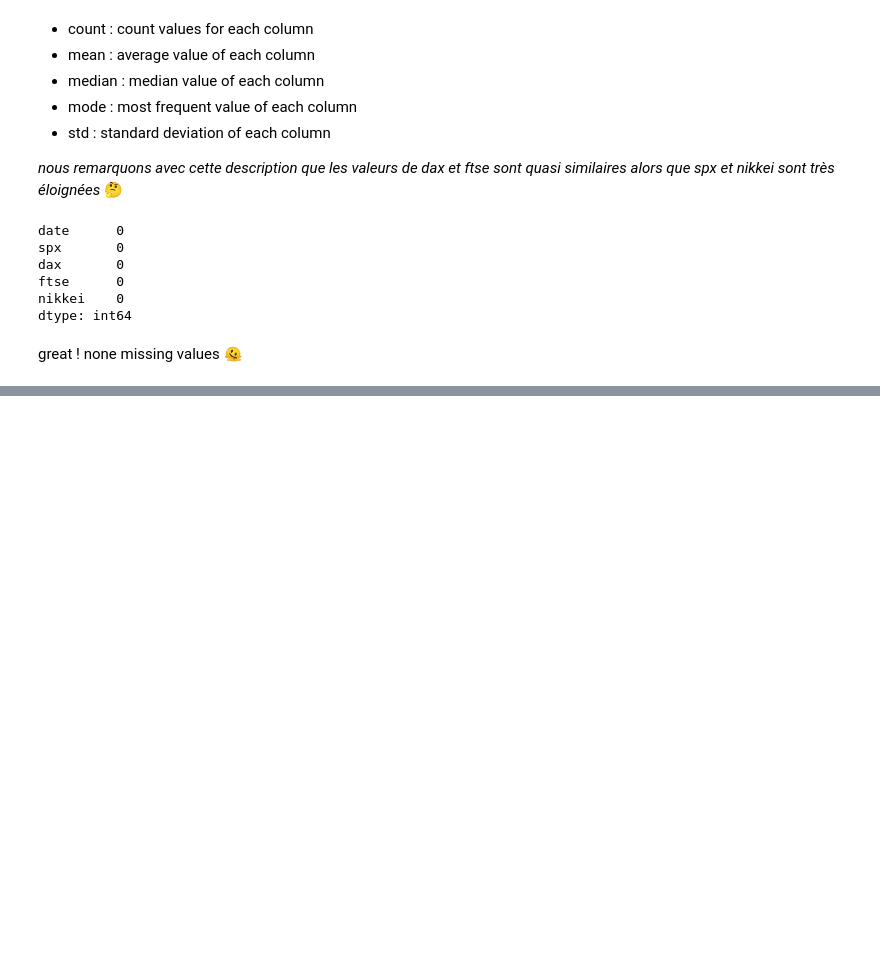
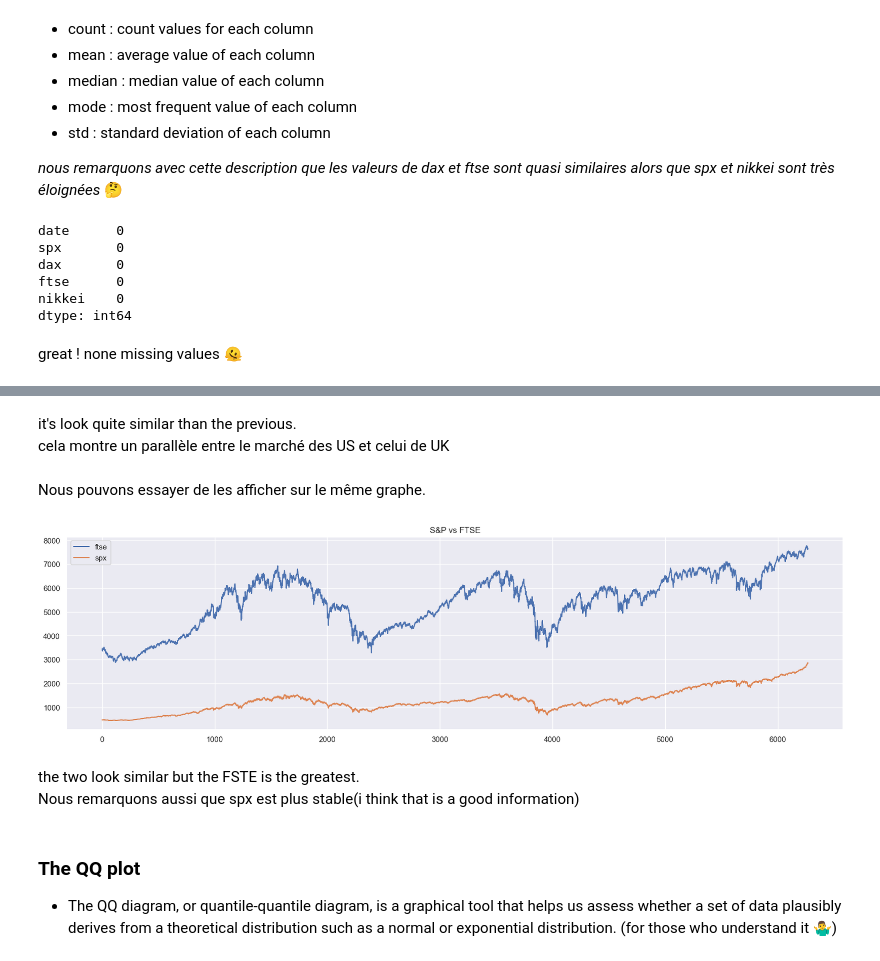
Before and after one commit to Hermann002/Time_series, a Jupyter notebook: notebooks/introduction.ipynb, the cells around one changed output, grey strips where cells are left out. Saved outputs shown, nothing was run; the diff lists cells and outputs as text; code cells hidden in the pictures; blank space fills up the shorter version.

```diff
--- a/notebooks/introduction.ipynb
+++ b/notebooks/introduction.ipynb
@@ -65,0 +85,19 @@ great ! none missing values 🫠
+# %% [markdown]
+it's look quite similar than the previous.<br>
+cela montre un parallèle entre le marché des US et celui de UK
+# %% [markdown]
+Nous pouvons essayer de les afficher sur le même graphe.
+# %%
+df_comp.ftse.plot(figsize=(20,5), title="FSTE500 Prices")
+df_comp.spx.plot(figsize=(20,5), title="S&P500 Prices")
+plt.title("S&P vs FTSE")
+plt.legend()
+plt.show()
+# %% [output]
+[figure, added]
+# %% [markdown]
+the two look similar but the FSTE is the greatest.
+Nous remarquons aussi que spx est plus stable(i think that is a good information)
+# %% [markdown]
+### The QQ plot
+- The QQ diagram, or quantile-quantile diagram, is a graphical tool that helps us assess whether a set of data plausibly derives from a theoretical distribution such as a normal or exponential distribution. (for those who understand it 🤷‍♂️)
```
Also changed, not shown: parts of 11 cells of this notebook, 2 other files.
